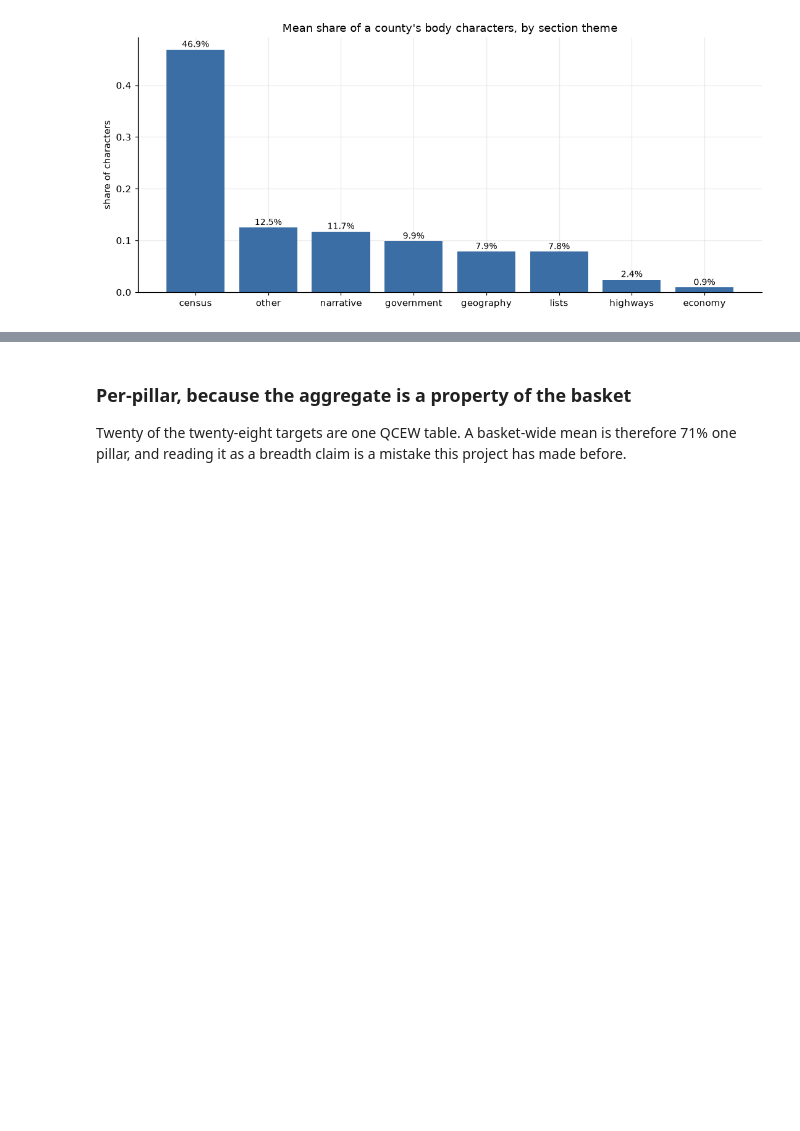
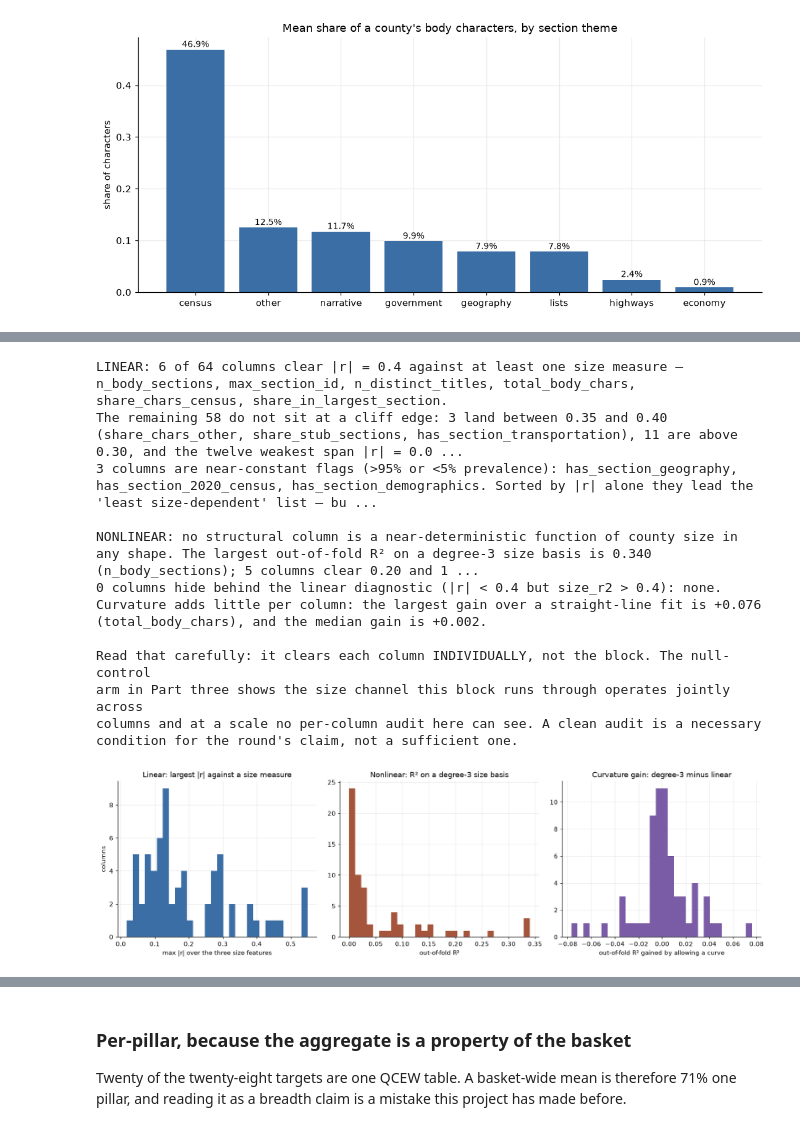
Before and after one commit to Max-Garcia-06/macro_embeddings, a Jupyter notebook: analysis-output/source-a/source_a_structure_round.ipynb, the cells around one changed output, grey strips where cells are left out. Cells and saved outputs as stored; diff of their text form; code cells hidden in the pictures; blank space fills up the shorter version.

```diff
--- a/analysis-output/source-a/source_a_structure_round.ipynb
+++ b/analysis-output/source-a/source_a_structure_round.ipynb
@@ -204 +287,63 @@ print(f"{n_strong} of {len(correlations)} columns correlate above |r| = 0.4 with
+# %%
+strong = correlations.index[correlations["max_abs_r"] > 0.4].tolist()
+near_line = correlations.index[
+    correlations["max_abs_r"].between(0.35, 0.4, inclusive="left")
+].tolist()
+weakest = correlations.nsmallest(12, "max_abs_r")["max_abs_r"]
+
+print(f"LINEAR: {len(strong)} of {len(correlations)} columns clear |r| = 0.4 against at least one "
+      f"size measure — {', '.join(strong)}.")
+print(f"The remaining {len(correlations) - len(strong)} do not sit at a cliff edge: "
+      f"{len(near_line)} land between 0.35 and 0.40 ({', '.join(near_line) or 'none'}), "
+      f"{int((correlations['max_abs_r'] > 0.3).sum())} are above 0.30, and the twelve weakest "
+      f"span |r| = {weakest.min():.3f}–{weakest.max():.3f}.")
+print(f"{int(near_constant.sum())} columns are near-constant flags (>95% or <5% prevalence): "
+      f"{', '.join(correlations.index[near_constant])}. Sorted by |r| alone they lead the "
+      f"'least size-dependent' list — but their low |r| is missing variance, not spare "
+      f"information, so they are excluded from the headroom table above.")
+
+top_curve = correlations.nlargest(1, "curve_gain").iloc[0]
+hidden = correlations[(correlations["max_abs_r"] < 0.4) & (correlations["size_r2"] > 0.4)]
+print(f"\nNONLINEAR: no structural column is a near-deterministic function of county size in "
+      f"any shape. The largest out-of-fold R² on a degree-3 size basis is "
+      f"{correlations['size_r2'].max():.3f} ({correlations['size_r2'].idxmax()}); "
+      f"{int((correlations['size_r2'] > 0.2).sum())} columns clear 0.20 and "
+      f"{int((correlations['size_r2'] > 0.1).sum())} clear 0.10.")
+print(f"{len(hidden)} columns hide behind the linear diagnostic (|r| < 0.4 but size_r2 > 0.4): "
+      f"{', '.join(hidden.index) or 'none'}.")
+print(f"Curvature adds little per column: the largest gain over a straight-line fit is "
+      f"{top_curve['curve_gain']:+.3f} ({correlations['curve_gain'].idxmax()}), and the median "
+      f"gain is {correlations['curve_gain'].median():+.3f}.")
+print("\nRead that carefully: it clears each column INDIVIDUALLY, not the block. The null-control")
+print("arm in Part three shows the size channel this block runs through operates jointly across")
+print("columns and at a scale no per-column audit here can see. A clean audit is a necessary")
+print("condition for the round's claim, not a sufficient one.")
+
+fig, axes = plt.subplots(1, 3, figsize=(15, 4.4))
+axes[0].hist(correlations["max_abs_r"], bins=30, color="#3b6ea5")
+axes[0].set_title("Linear: largest |r| against a size measure")
+axes[0].set_xlabel("max |r| over the three size features")
+axes[0].set_ylabel("columns")
+axes[1].hist(correlations["size_r2"], bins=30, color="#a5553b")
+axes[1].set_title("Nonlinear: R² on a degree-3 size basis")
+axes[1].set_xlabel("out-of-fold R²")
+axes[2].hist(correlations["curve_gain"], bins=30, color="#7a5ba5")
+axes[2].set_title("Curvature gain: degree-3 minus linear")
+axes[2].set_xlabel("out-of-fold R² gained by allowing a curve")
+fig.tight_layout()
+plt.show()
+# %% [output]
+LINEAR: 6 of 64 columns clear |r| = 0.4 against at least one size measure — n_body_sections, max_section_id, n_distinct_titles, total_body_chars, share_chars_census, share_in_largest_section.
+The remaining 58 do not sit at a cliff edge: 3 land between 0.35 and 0.40 (share_chars_other, share_stub_sections, has_section_transportation), 11 are above 0.30, and the twelve weakest span |r| = 0.0 ...
+3 columns are near-constant flags (>95% or <5% prevalence): has_section_geography, has_section_2020_census, has_section_demographics. Sorted by |r| alone they lead the 'least size-dependent' list — bu ...
+
+NONLINEAR: no structural column is a near-deterministic function of county size in any shape. The largest out-of-fold R² on a degree-3 size basis is 0.340 (n_body_sections); 5 columns clear 0.20 and 1 ...
+0 columns hide behind the linear diagnostic (|r| < 0.4 but size_r2 > 0.4): none.
+Curvature adds little per column: the largest gain over a straight-line fit is +0.076 (total_body_chars), and the median gain is +0.002.
+
+Read that carefully: it clears each column INDIVIDUALLY, not the block. The null-control
+arm in Part three shows the size channel this block runs through operates jointly across
+columns and at a scale no per-column audit here can see. A clean audit is a necessary
+condition for the round's claim, not a sufficient one.
+[figure, added]
 # %% [markdown]
```
Also changed, not shown: parts of 14 cells of this notebook, 1 other file.
